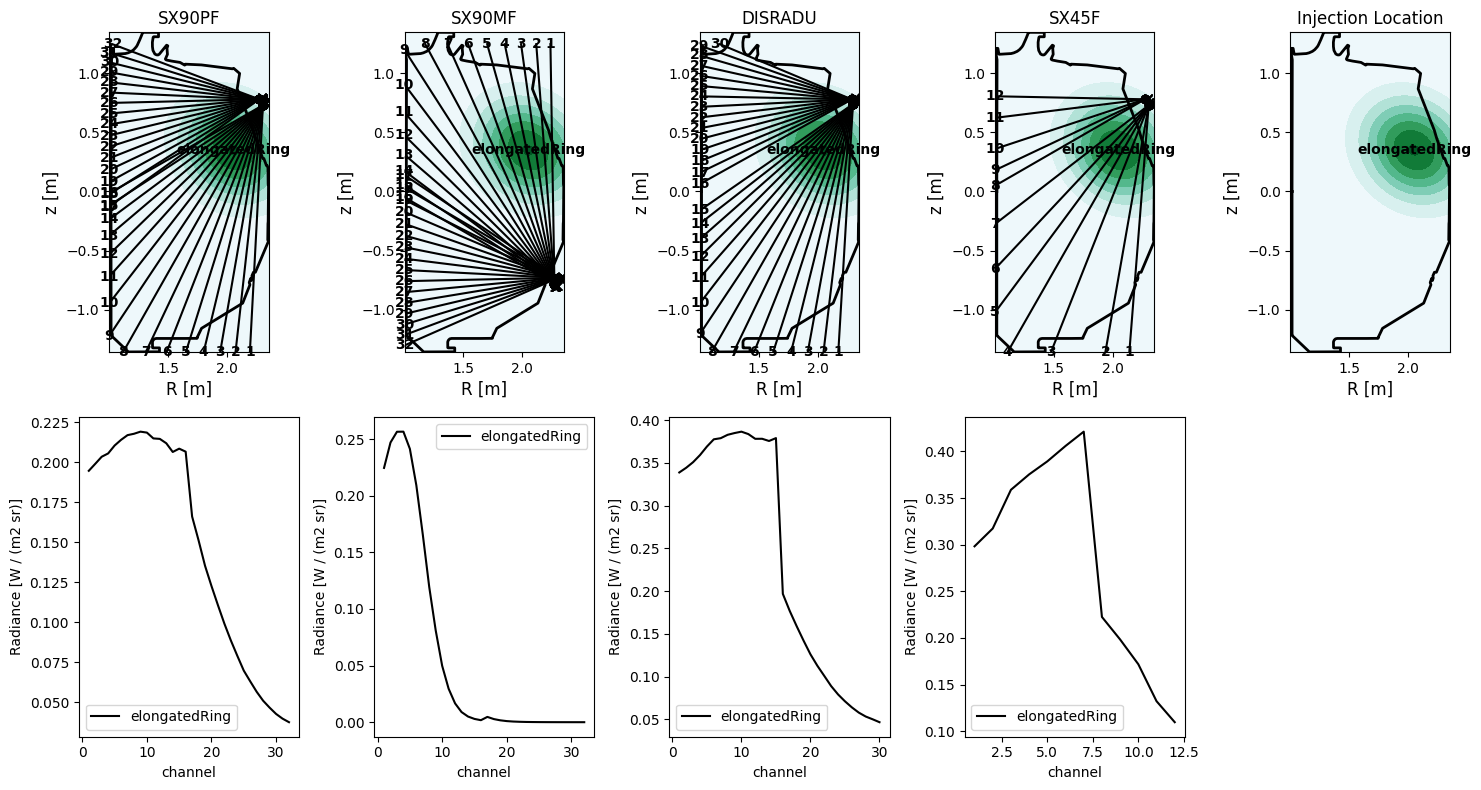
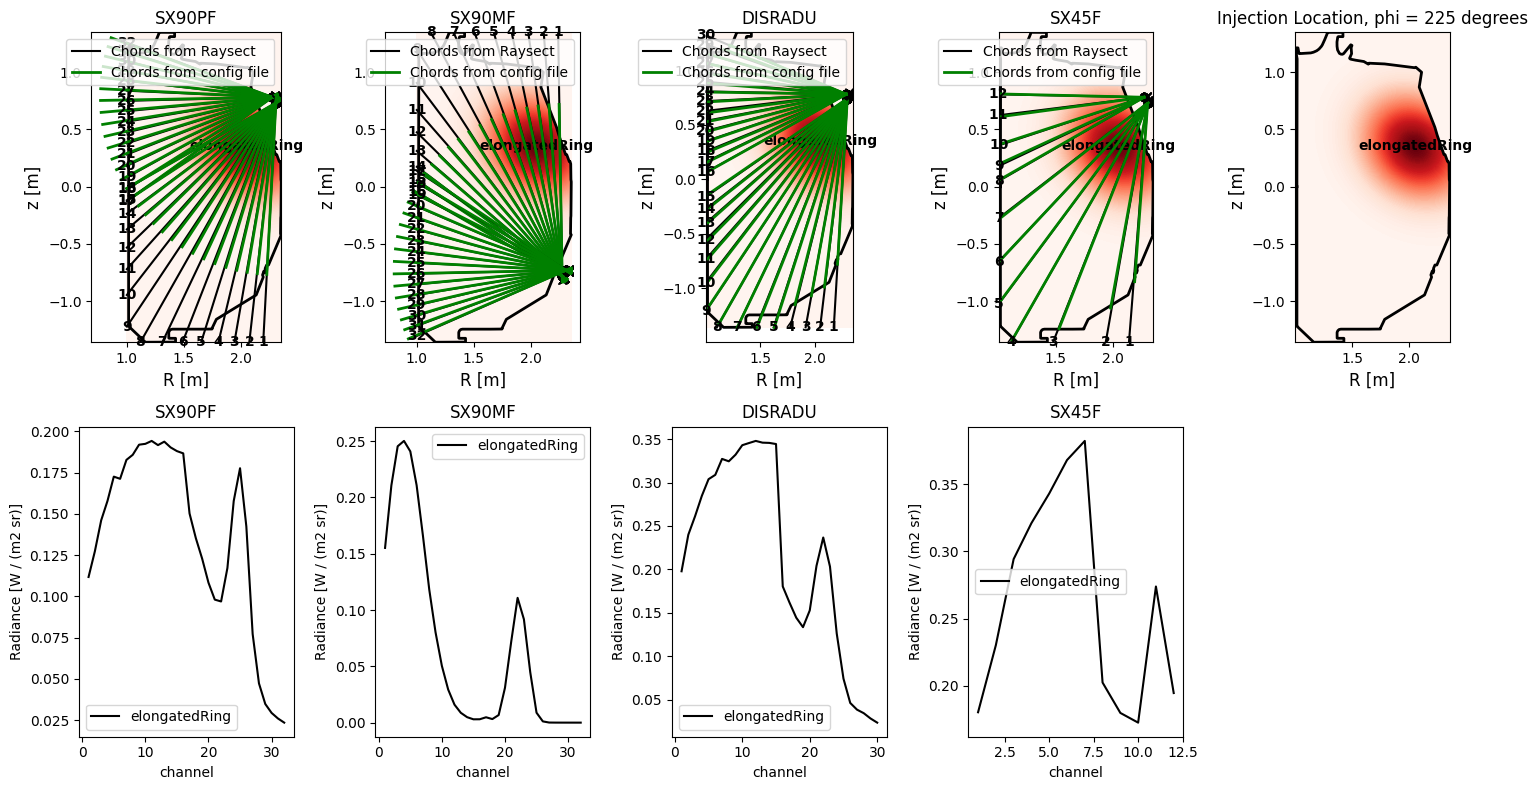
The notebook cell's code change between the first figure and the second:
--- before
+++ after
@@ -1,108 +1 @@
-tok = Tokamak(
-            tokamakName=tokamakName,
-            mode="Analysis",
-            reflections=False,
-            eqFileName=None,
-        )
-
-# --- TODO: Update this list and plotting script so it will automatically group them based on location,
-# this is needed since each bolometer array is treated individually
-bolometerNames = [
-    ["SX90PF_UP", "SX90PF_DOWN"],
-    ["SX90MF_UP", "SX90MF_DOWN"],
-    ["DISRADU_UP", "DISRADU_DOWN"],
-    ["SX45F_UP", "SX45F_DOWN"],
-]
-
-# --- Find the location of each bolometer
-bolo_tokamak = []
-if rD is not None and hasattr(rD, "tokamak") and hasattr(rD.tokamak, "bolometers"):
-    for bolo in rD.tokamak.bolometers:  # type: ignore
-        bolo_tokamak.append(bolo.name)
-else:
-    raise AttributeError("rD or rD.tokamak.bolometers is not properly initialized.")
-
-
-# --- Plot each individual bolometer
-if config is not None and rD is not None:
-    num_rows = len(bolometerNames) + 1
-    f = plt.figure(figsize=(15, 8))
-
-    for ii, boloGroup in enumerate(bolometerNames):
-        f_top = f.add_subplot(2, num_rows, ii + 1)
-        tok._plot_first_wall(f_top)
-        for bolo in boloGroup:
-            indx_ = bolo_tokamak.index(bolo)
-            for foil in rD.tokamak.bolometers[indx_].bolometer_camera:  # type: ignore
-                slit_centre = foil.slit.centre_point
-                slit_centre_rz = point3d_to_rz(slit_centre)
-                f_top.plot(slit_centre_rz[0], slit_centre_rz[1], "ko")
-                origin, hit, _ = foil.trace_sightline()
-                centre_rz = point3d_to_rz(foil.centre_point)
-                f_top.plot(centre_rz[0], centre_rz[1], "kx")
-                origin_rz = point3d_to_rz(origin)
-                hit_rz = point3d_to_rz(hit)
-                f_top.plot([origin_rz[0], hit_rz[0]], [origin_rz[1], hit_rz[1]], "k")
-                f_top.text(
-                    hit_rz[0],
-                    hit_rz[1],
-                    str(int(foil.name[-2:])),
-                    fontsize="10",
-                    ha="center",
-                    va="center",
-                    weight="bold",
-                )
-        f_top.set_title(boloGroup[0].split("_")[0])
-        # --- Plot the radDist
-        # Use the first bolometer in the group to get indx_
-        indx_plot = bolo_tokamak.index(boloGroup[0])
-        rD.plotCrossSection(
-            phi=np.deg2rad(
-                int(
-                    rD.tokamak.bolometers[indx_plot].info["CAMERA_POSITION_R_Z_PHI"][2]
-                )
-            ),
-            ax=f_top,
-        )
-
-    # --- Plot SPI injection location
-    f_top = f.add_subplot(2, num_rows, len(bolometerNames) + 1)
-    tok._plot_first_wall(f_top)
-    rD.plotCrossSection(phi=np.deg2rad(config["injectionLocation"]), ax=f_top)
-    f_top.set_title("Injection Location")
-
-    # --- Plot the observed emissivities
-
-    colors = ["black", "purple", "blue", "green", "orange", "red"]
-
-    for ii, boloGroup in enumerate(bolometerNames):
-        f_top = f.add_subplot(2, num_rows, ii + 6)
-        for qq, emissionName in enumerate(rD.info["emissionNames"]):
-            # --- Group the data
-            data_ = []
-            chan_ = []
-            for jj, bolo in enumerate(boloGroup):
-                indx_ = bolo_tokamak.index(bolo)
-                ch_tags = rD.tokamak.bolometers[indx_].info["CHANNEL_TAGS"]
-                c_ = []
-                for ch in ch_tags:  # type: ignore
-                    c_.append(int(ch[-2:]))
-
-                data_ += rD.data[rD.info["units"]][emissionName][bolo]
-                chan_ += c_
-
-            # --- Sort the channel list in ascending order
-            inds = np.array(chan_).argsort()
-            f_top.plot(
-                np.array(chan_)[inds],
-                np.array(data_)[inds],
-                color=colors[qq],
-                label=emissionName,
-            )
-
-        f_top.legend()
-        f_top.set_ylabel(f"{rD.data['units']}")
-        f_top.set_xlabel("channel")
-
-    plt.tight_layout()
-    plt.show()
+rD.plotOverview()

Commit: added a radDist overview plotting routine